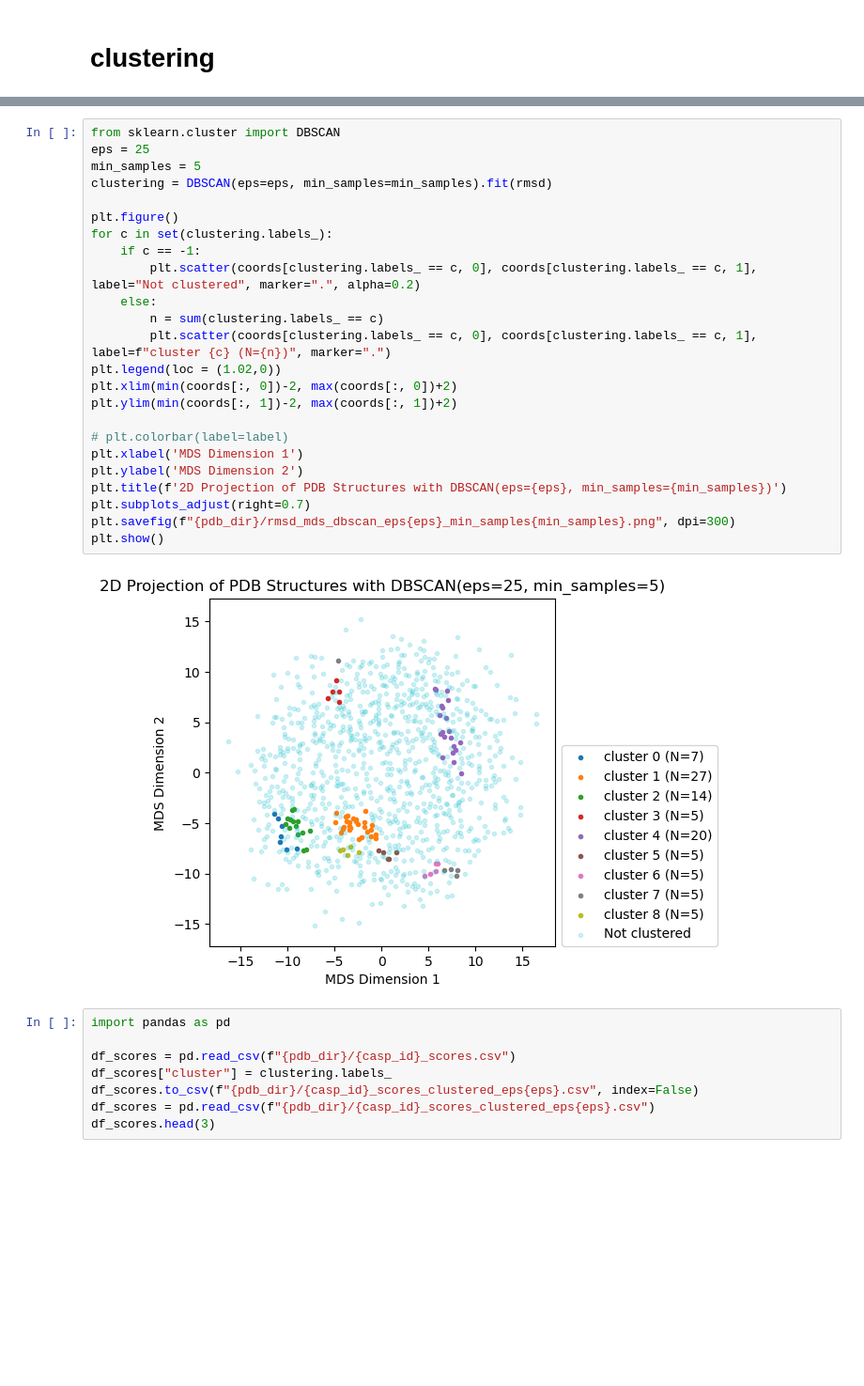
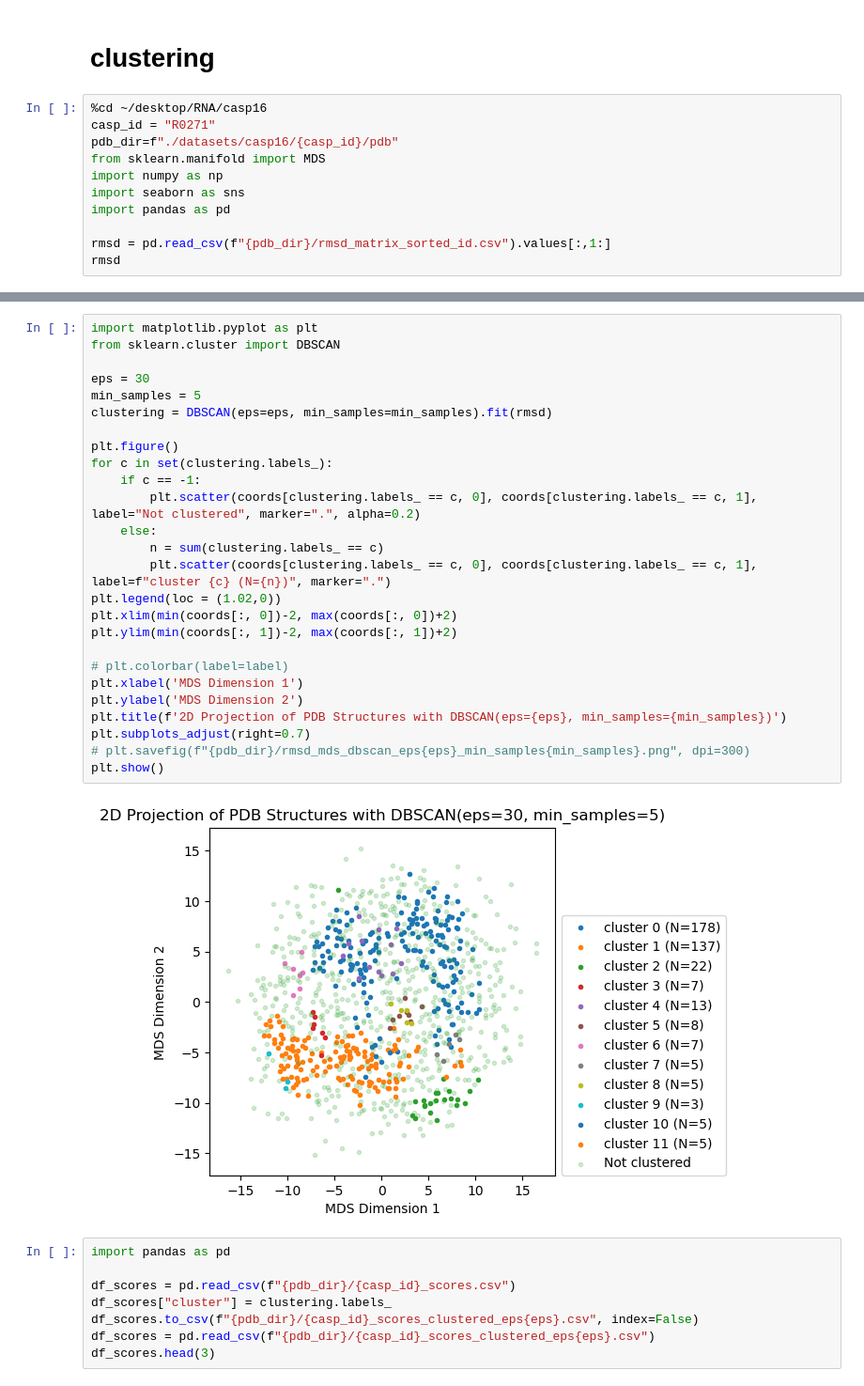
Before and after one commit to Shunsuke-1994/casp16, a Jupyter notebook: notebooks/R0271_AF3.ipynb, the cells around one changed output, grey strips where cells are left out. Shown at 94% size. Saved outputs shown, nothing was run; the diff lists cells and outputs as text; blank space fills up the shorter version.

```diff
--- a/notebooks/R0271_AF3.ipynb
+++ b/notebooks/R0271_AF3.ipynb
@@ -173,3 +173,14 @@ print(all_pdb_ids[:3])
 ['S_000001', 'S_000002', 'S_000003']
 # %% [markdown]
 # clustering
+# %%
+%cd ~/desktop/RNA/casp16
+casp_id = "R0271"
+pdb_dir=f"./datasets/casp16/{casp_id}/pdb"
+from sklearn.manifold import MDS
+import numpy as np
+import seaborn as sns
+import pandas as pd
+
+rmsd = pd.read_csv(f"{pdb_dir}/rmsd_matrix_sorted_id.csv").values[:,1:]
+rmsd
@@ -179,31 +203,33 @@ from sklearn.manifold import MDS
 mds = MDS(n_components=2, dissimilarity="precomputed", random_state=42, n_jobs=7, max_iter=1000)
 coords = mds.fit_transform(rmsd)
 # %%
+import matplotlib.pyplot as plt
 from sklearn.cluster import DBSCAN
-eps = 25
+
+eps = 30
 min_samples = 5
 clustering = DBSCAN(eps=eps, min_samples=min_samples).fit(rmsd)
 
 plt.figure()
 for c in set(clustering.labels_):
     if c == -1:
         plt.scatter(coords[clustering.labels_ == c, 0], coords[clustering.labels_ == c, 1], label="Not clustered", marker=".", alpha=0.2)
     else:
         n = sum(clustering.labels_ == c)
         plt.scatter(coords[clustering.labels_ == c, 0], coords[clustering.labels_ == c, 1], label=f"cluster {c} (N={n})", marker=".")
 plt.legend(loc = (1.02,0))
 plt.xlim(min(coords[:, 0])-2, max(coords[:, 0])+2)
 plt.ylim(min(coords[:, 1])-2, max(coords[:, 1])+2)
 
 # plt.colorbar(label=label)
 plt.xlabel('MDS Dimension 1')
 plt.ylabel('MDS Dimension 2')
 plt.title(f'2D Projection of PDB Structures with DBSCAN(eps={eps}, min_samples={min_samples})')
 plt.subplots_adjust(right=0.7)
-plt.savefig(f"{pdb_dir}/rmsd_mds_dbscan_eps{eps}_min_samples{min_samples}.png", dpi=300)
+# plt.savefig(f"{pdb_dir}/rmsd_mds_dbscan_eps{eps}_min_samples{min_samples}.png", dpi=300)
 plt.show()
 # %% [output]
-[figure, old version]
+[figure, new version]
 # %%
 import pandas as pd
 
```
Also changed, not shown: parts of 3 cells of this notebook, 2 other files.
